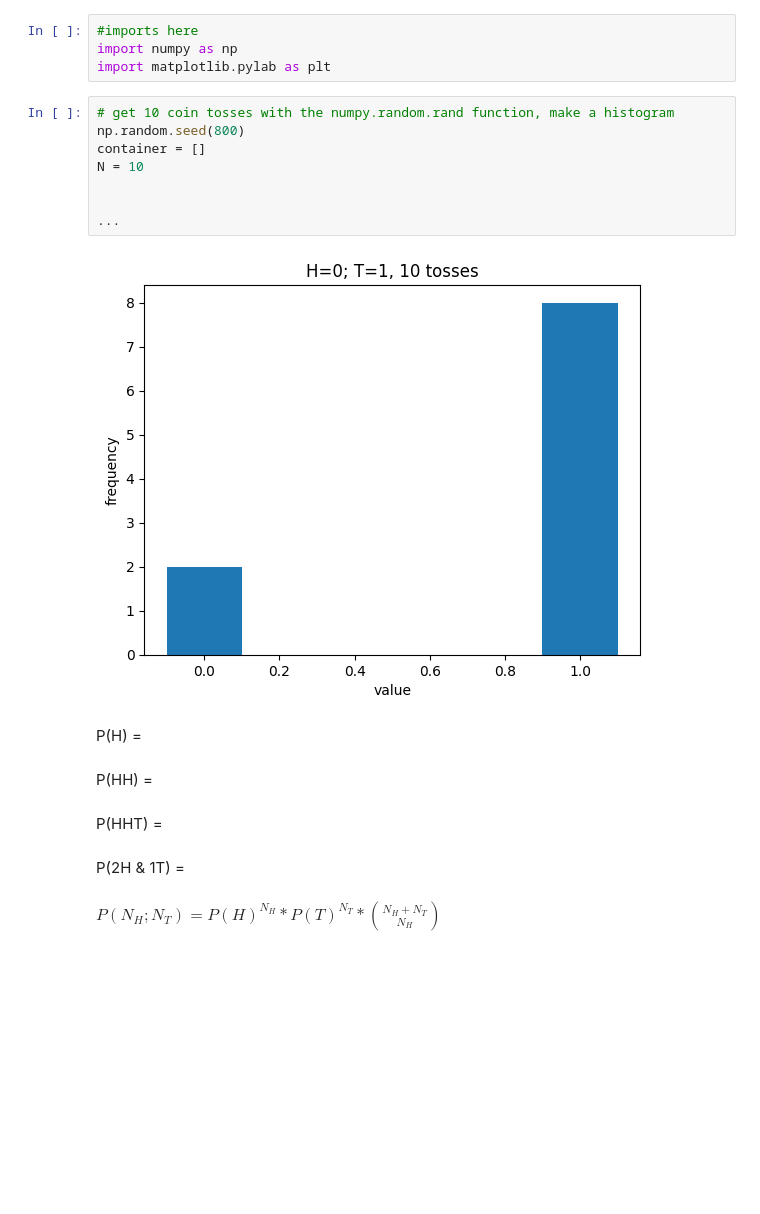
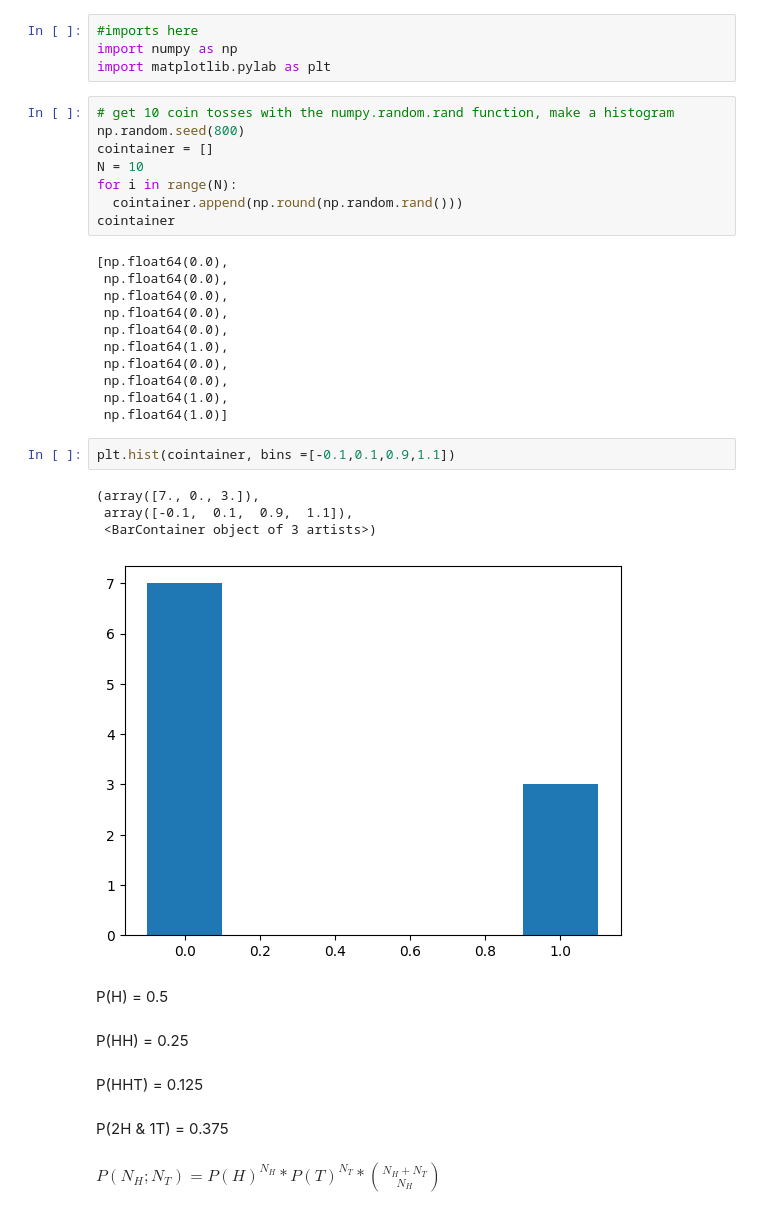
Before and after one commit to mnilsson8/DSPS_mNilsson, a Jupyter notebook: Labs/stat/Instructions_coin_tosses.ipynb, the cells around one changed output. Saved outputs shown, nothing was run; the diff lists cells and outputs as text; blank space fills up the shorter version.

```diff
--- a/Labs/stat/Instructions_coin_tosses.ipynb
+++ b/Labs/stat/Instructions_coin_tosses.ipynb
@@ -7,21 +7,37 @@ import matplotlib.pylab as plt
 # %%
 # get 10 coin tosses with the numpy.random.rand function, make a histogram
 np.random.seed(800)
-container = []
+cointainer = []
 N = 10
-
-
-...
+for i in range(N):
+  cointainer.append(np.round(np.random.rand()))
+cointainer
 # %% [output]
-[figure, removed]
+[np.float64(0.0),
+ np.float64(0.0),
+ np.float64(0.0),
+ np.float64(0.0),
+ np.float64(0.0),
+ np.float64(1.0),
+ np.float64(0.0),
+ np.float64(0.0),
+ np.float64(1.0),
+ np.float64(1.0)]
+# %%
+plt.hist(cointainer, bins =[-0.1,0.1,0.9,1.1])
+# %% [output]
+(array([7., 0., 3.]),
+ array([-0.1,  0.1,  0.9,  1.1]),
+ <BarContainer object of 3 artists>)
+[figure, added]
 # %% [markdown]
-P(H) =
+P(H) = 0.5
 # %% [markdown]
-P(HH) =
+P(HH) = 0.25
 # %% [markdown]
-P(HHT) =
+P(HHT) = 0.125
 # %% [markdown]
-P(2H & 1T) =
+P(2H & 1T) = 0.375
 # %% [markdown]
 $P(N_H; N_T) = P(H)^{N_H} * P(T)^{N_T} * {N_H + N_T \choose  N_H} $
 # %%
```
Also changed, not shown: parts of 7 cells of this notebook.
